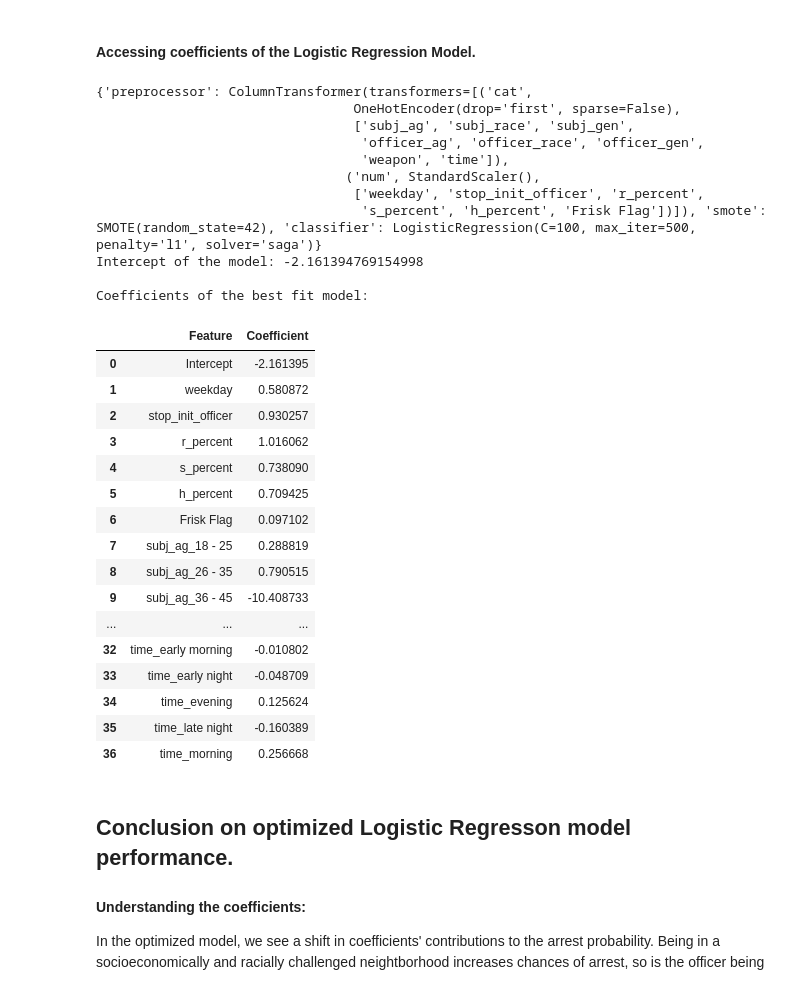
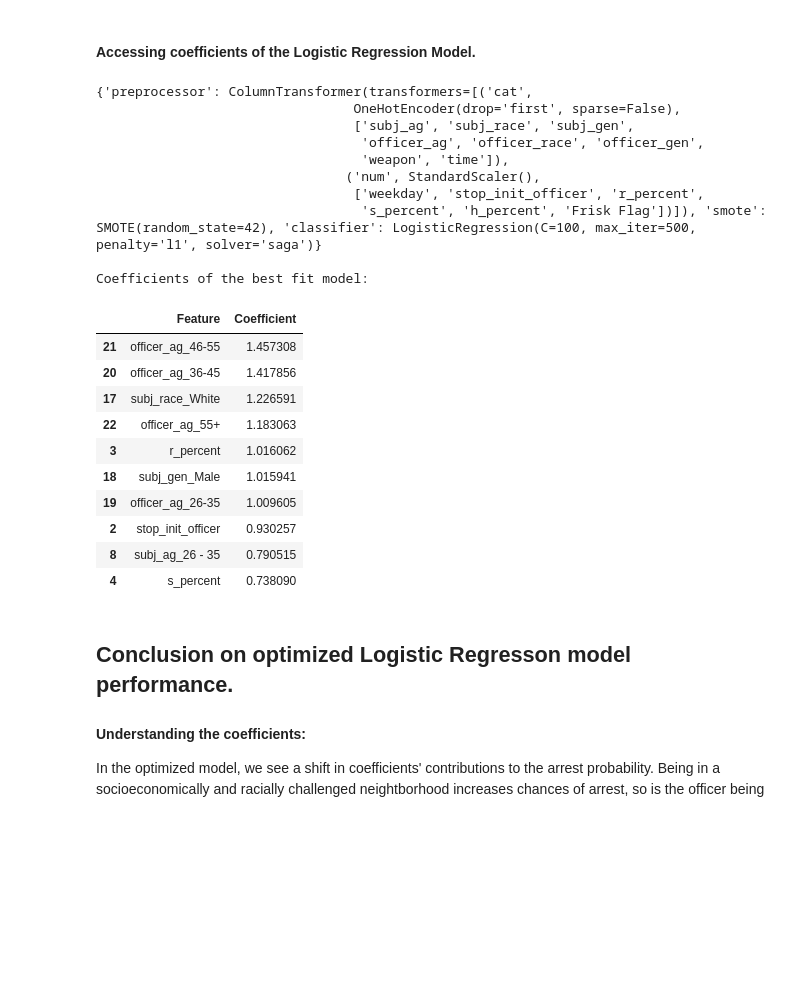
Before and after one commit to leksea/dsc-phase-3-project, a Jupyter notebook: Untitled.ipynb, the cells around one changed output. Drawn from its saved outputs; the diff is of its cells as text; code cells hidden in the pictures; blank space fills up the shorter version.

Commit message:
Add files via upload
Added model coefficients

```diff
--- a/Untitled.ipynb
+++ b/Untitled.ipynb
@@ -1554,53 +1557,48 @@ cat_features = cat_encoder.get_feature_names(['subj_ag', 'subj_race', \
                                               'subj_gen', 'officer_ag', 'officer_race', \
                                               'officer_gen', 'weapon', 'time'])
 # numerical feature names
 num_features = step_preprocessor.transformers_[1][2]
 
 # combine feature names
 feature_names = list(num_features) + list(cat_features)
 
 # access the intercept and coefficients
 intercept = step_logreg.intercept_[0]
 
 # create a DataFrame to display coefficients with feature names
 coefficients_df = pd.DataFrame({
     'Feature': ['Intercept'] + feature_names,
     'Coefficient': [intercept] + list(coefficients)
 })
 
-# Display coefficients and intercept
-print("Intercept of the model:", intercept)
 print("\nCoefficients of the best fit model:")
-coefficients_df
+# sort the dataframe by the feature importances
+coefficients_df.sort_values(by='Coefficient', ascending=False, inplace=True)
+
+# print the top 5 most important features
+coefficients_df.head(10)
 # %% [output]
 {'preprocessor': ColumnTransformer(transformers=[('cat',
                                  OneHotEncoder(drop='first', sparse=False),
                                  ['subj_ag', 'subj_race', 'subj_gen',
                                   'officer_ag', 'officer_race', 'officer_gen',
                                   'weapon', 'time']),
                                 ('num', StandardScaler(),
                                  ['weekday', 'stop_init_officer', 'r_percent',
                                   's_percent', 'h_percent', 'Frisk Flag'])]), 'smote': SMOTE(random_state=42), 'classifier': LogisticRegression(C=100, max_iter=500, penalty='l1', solver='saga')}
-Intercept of the model: -2.161394769154998
 
 Coefficients of the best fit model:
 |  | Feature | Coefficient |
-| 0 | Intercept | -2.161395 |
-| 1 | weekday | 0.580872 |
+| 21 | officer_ag_46-55 | 1.457308 |
+| 20 | officer_ag_36-45 | 1.417856 |
+| 17 | subj_race_White | 1.226591 |
+| 22 | officer_ag_55+ | 1.183063 |
+| 3 | r_percent | 1.016062 |
+| 18 | subj_gen_Male | 1.015941 |
+| 19 | officer_ag_26-35 | 1.009605 |
 | 2 | stop_init_officer | 0.930257 |
-| 3 | r_percent | 1.016062 |
+| 8 | subj_ag_26 - 35 | 0.790515 |
 | 4 | s_percent | 0.738090 |
-| 5 | h_percent | 0.709425 |
-| 6 | Frisk Flag | 0.097102 |
-| 7 | subj_ag_18 - 25 | 0.288819 |
-| 8 | subj_ag_26 - 35 | 0.790515 |
-| 9 | subj_ag_36 - 45 | -10.408733 |
-| ... | ... | ... |
-| 32 | time_early morning | -0.010802 |
-| 33 | time_early night | -0.048709 |
-| 34 | time_evening | 0.125624 |
-| 35 | time_late night | -0.160389 |
-| 36 | time_morning | 0.256668 |
 # %% [markdown]
 ## Conclusion on optimized Logistic Regresson model performance.
 
```
Also changed, not shown: parts of 9 cells of this notebook.
